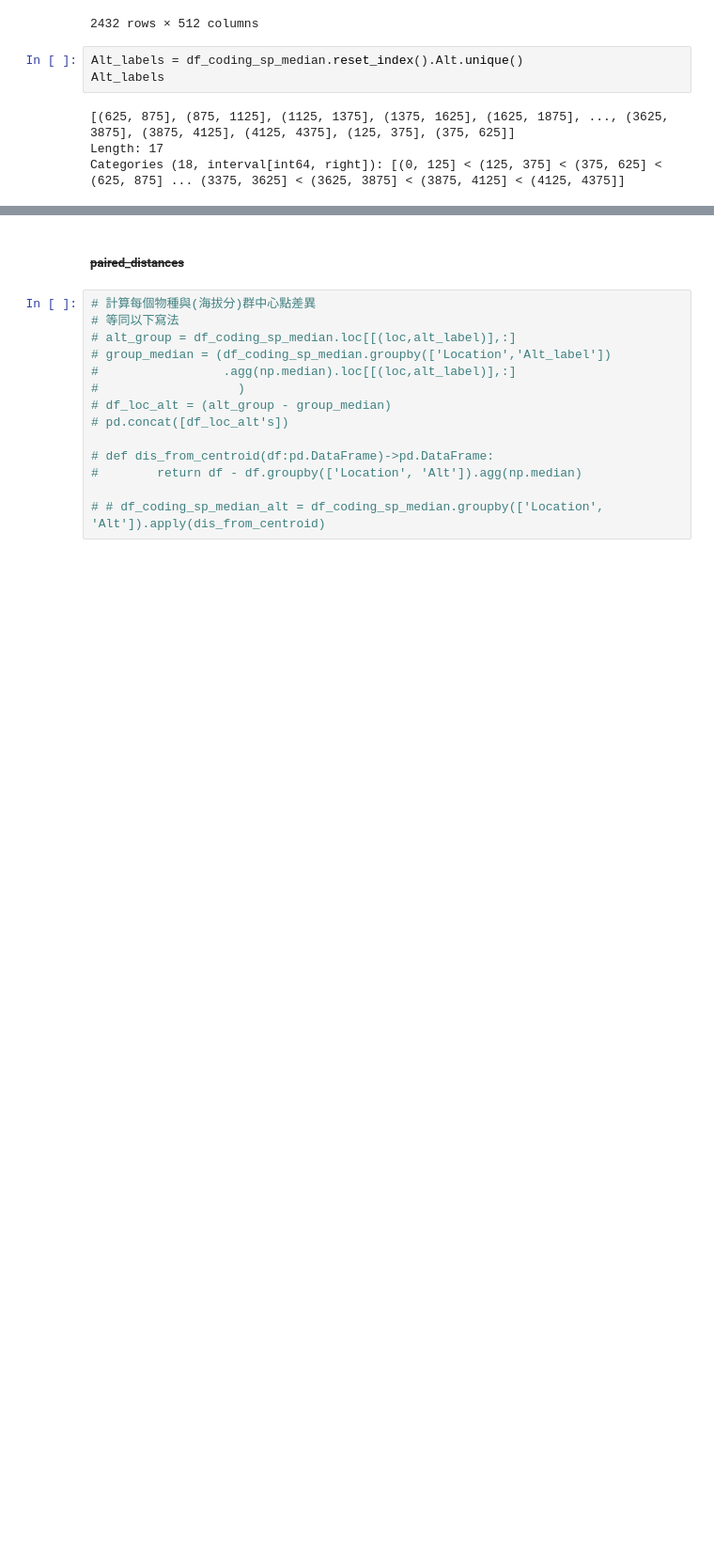
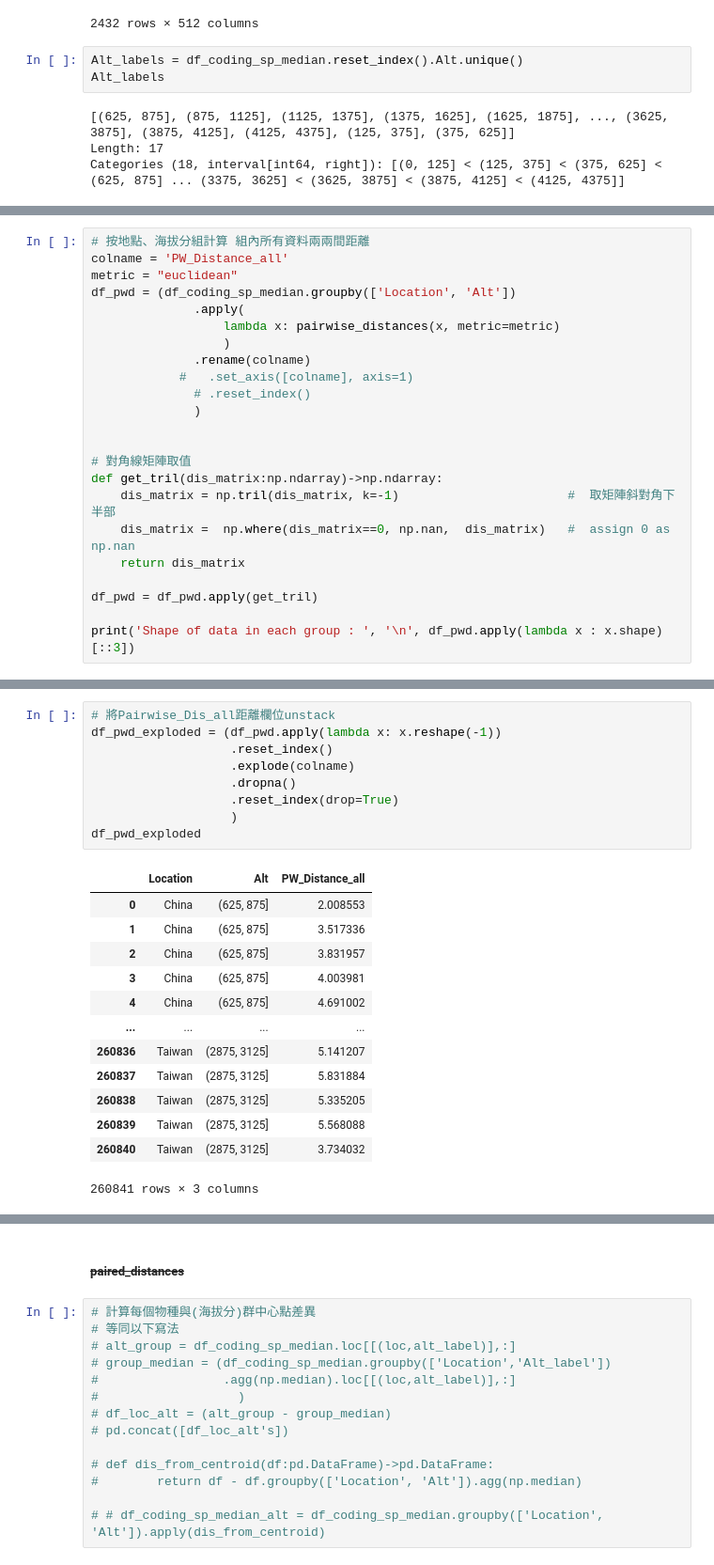
Before and after one commit to YunghuiHsu/Moth_Project, a Jupyter notebook: Moth_thermal/vsc/explore_LatentSpace.ipynb, the cells around one changed output, grey strips where cells are left out. Shown at 94% size. Cells and saved outputs as stored; diff of their text form; blank space fills up the shorter version.

```diff
--- a/Moth_thermal/vsc/explore_LatentSpace.ipynb
+++ b/Moth_thermal/vsc/explore_LatentSpace.ipynb
@@ -973,0 +1025,23 @@ Categories (18, interval[int64, right]): [(0, 125] < (125, 375] < (375, 625] < (
+# %%
+# 按地點、海拔分組計算 組內所有資料兩兩間距離
+colname = 'PW_Distance_all'
+metric = "euclidean"
+df_pwd = (df_coding_sp_median.groupby(['Location', 'Alt'])
+              .apply(
+                  lambda x: pairwise_distances(x, metric=metric)
+                  )
+              .rename(colname)
+            #   .set_axis([colname], axis=1)
+              # .reset_index()
+              )
+
+
+# 對角線矩陣取值
+def get_tril(dis_matrix:np.ndarray)->np.ndarray:
+    dis_matrix = np.tril(dis_matrix, k=-1)                       #  取矩陣斜對角下半部
+    dis_matrix =  np.where(dis_matrix==0, np.nan,  dis_matrix)   #  assign 0 as np.nan
+    return dis_matrix
+
+df_pwd = df_pwd.apply(get_tril)
+
+print('Shape of data in each group : ', '\n', df_pwd.apply(lambda x : x.shape)[::3])
@@ -973,0 +1071,23 @@ Categories (18, interval[int64, right]): [(0, 125] < (125, 375] < (375, 625] < (
+# %%
+# 將Pairwise_Dis_all距離欄位unstack
+df_pwd_exploded = (df_pwd.apply(lambda x: x.reshape(-1))
+                   .reset_index()
+                   .explode(colname)
+                   .dropna()
+                   .reset_index(drop=True)
+                   )
+df_pwd_exploded
+# %% [output]
+|  | Location | Alt | PW_Distance_all |
+| 0 | China | (625, 875] | 2.008553 |
+| 1 | China | (625, 875] | 3.517336 |
+| 2 | China | (625, 875] | 3.831957 |
+| 3 | China | (625, 875] | 4.003981 |
+| 4 | China | (625, 875] | 4.691002 |
+| ... | ... | ... | ... |
+| 260836 | Taiwan | (2875, 3125] | 5.141207 |
+| 260837 | Taiwan | (2875, 3125] | 5.831884 |
+| 260838 | Taiwan | (2875, 3125] | 5.335205 |
+| 260839 | Taiwan | (2875, 3125] | 5.568088 |
+| 260840 | Taiwan | (2875, 3125] | 3.734032 |
+260841 rows × 3 columns
```
Also changed, not shown: parts of 31 cells of this notebook.
